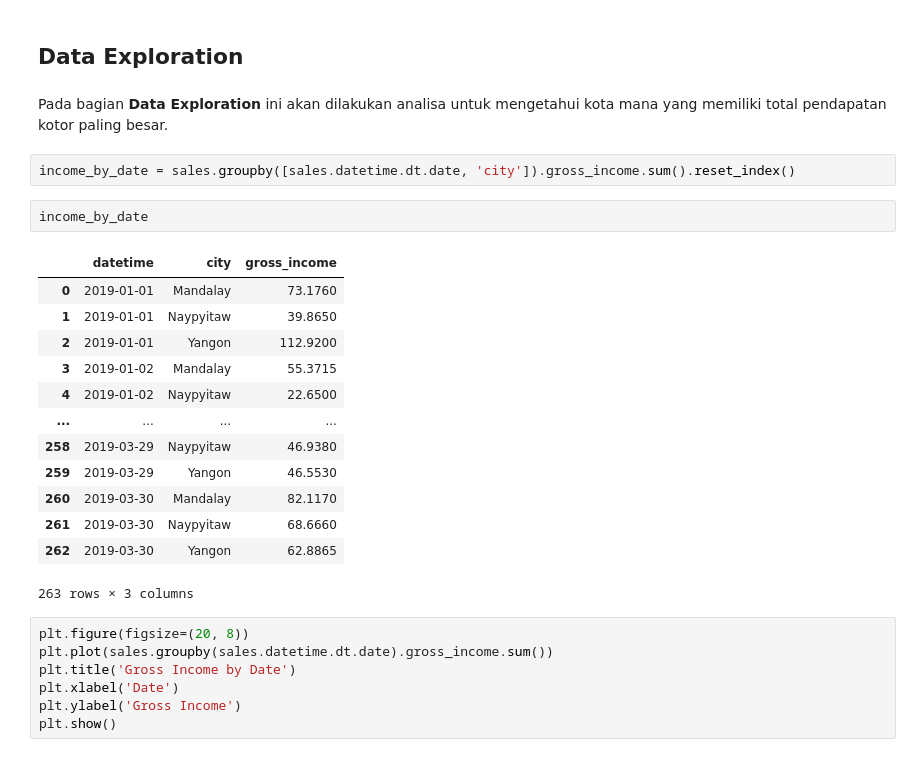
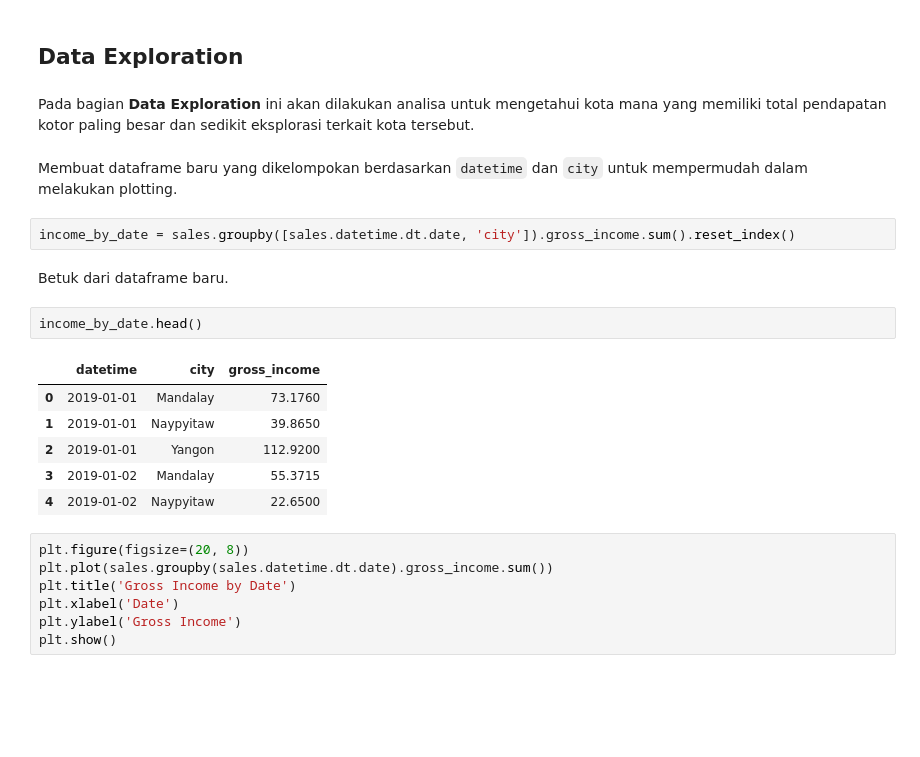
Before and after one commit to Penzragon/h8dsft_Milestone1, a Jupyter notebook: script.ipynb, the cells around one changed output. Drawn from its saved outputs; the diff is of its cells as text; blank space fills up the shorter version.

```diff
--- a/script.ipynb
+++ b/script.ipynb
@@ -208,25 +208,22 @@ Dari info diatas dapat dilihat kolom `datetime` sekarang sudah berbentuk **datet
 # %% [markdown]
 ## Data Exploration
 # %% [markdown]
-Pada bagian **Data Exploration** ini akan dilakukan analisa untuk mengetahui kota mana yang memiliki total pendapatan kotor paling besar.
+Pada bagian **Data Exploration** ini akan dilakukan analisa untuk mengetahui kota mana yang memiliki total pendapatan kotor paling besar dan sedikit eksplorasi terkait kota tersebut.
+# %% [markdown]
+Membuat dataframe baru yang dikelompokan berdasarkan `datetime` dan `city` untuk mempermudah dalam melakukan plotting.
 # %%
 income_by_date = sales.groupby([sales.datetime.dt.date, 'city']).gross_income.sum().reset_index()
+# %% [markdown]
+Betuk dari dataframe baru.
 # %%
-income_by_date
+income_by_date.head()
 # %% [output]
 |  | datetime | city | gross_income |
 | 0 | 2019-01-01 | Mandalay | 73.1760 |
 | 1 | 2019-01-01 | Naypyitaw | 39.8650 |
 | 2 | 2019-01-01 | Yangon | 112.9200 |
 | 3 | 2019-01-02 | Mandalay | 55.3715 |
 | 4 | 2019-01-02 | Naypyitaw | 22.6500 |
-| ... | ... | ... | ... |
-| 258 | 2019-03-29 | Naypyitaw | 46.9380 |
-| 259 | 2019-03-29 | Yangon | 46.5530 |
-| 260 | 2019-03-30 | Mandalay | 82.1170 |
-| 261 | 2019-03-30 | Naypyitaw | 68.6660 |
-| 262 | 2019-03-30 | Yangon | 62.8865 |
-263 rows × 3 columns
 # %%
 plt.figure(figsize=(20, 8))
 plt.plot(sales.groupby(sales.datetime.dt.date).gross_income.sum())
```
Also changed, not shown: parts of 11 cells of this notebook.
